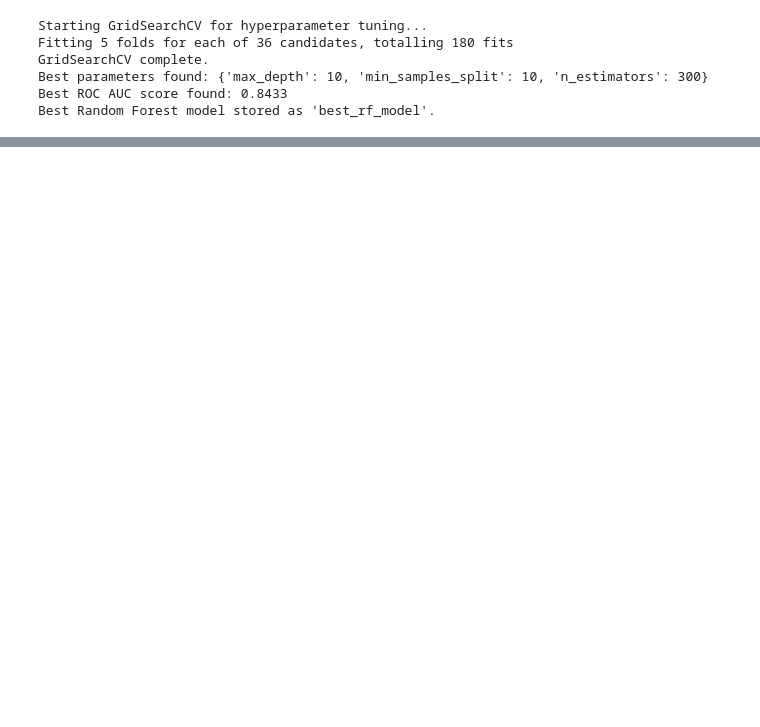
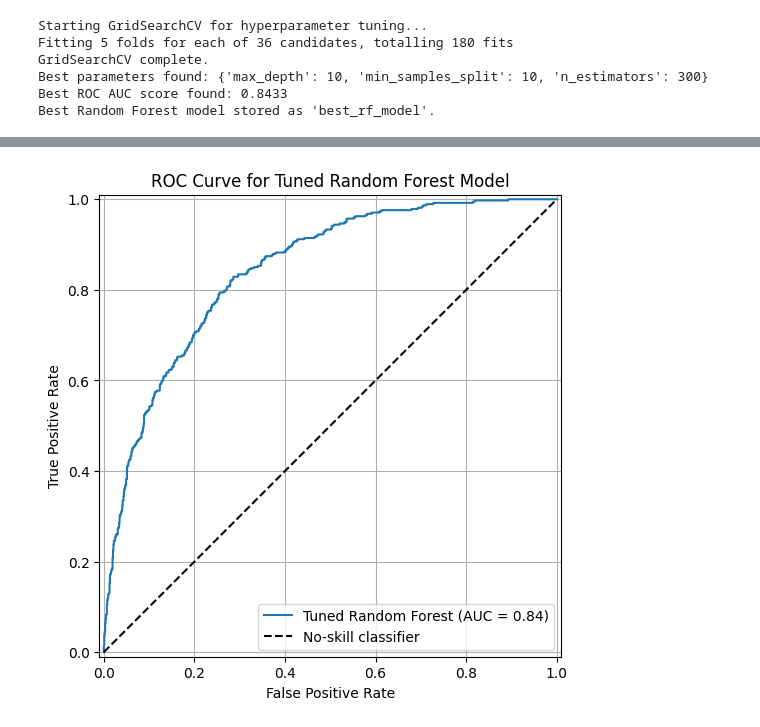
Before and after one commit to it22172228/IT4060---Machine-Learning-ASSIGNMENT-, a Jupyter notebook: notebooks/Random Forest/Random Forest.ipynb, the cells around one changed output, grey strips where cells are left out. Saved outputs shown, nothing was run; the diff lists cells and outputs as text; code cells hidden in the pictures; blank space fills up the shorter version.

```diff
--- a/notebooks/Random Forest/Random Forest.ipynb
+++ b/notebooks/Random Forest/Random Forest.ipynb
@@ -346,0 +363,15 @@ After unzipping, please re-run the cell above to load the dataset.
+# %%
+from sklearn.metrics import roc_curve, RocCurveDisplay
+
+plt.figure(figsize=(8, 6))
+# Plot ROC curve for the tuned model
+RocCurveDisplay.from_estimator(best_rf_model, X_test, y_test, name='Tuned Random Forest', ax=plt.gca())
+plt.plot([0, 1], [0, 1], 'k--', label='No-skill classifier') # Reference line
+plt.title('ROC Curve for Tuned Random Forest Model')
+plt.xlabel('False Positive Rate')
+plt.ylabel('True Positive Rate')
+plt.legend(loc='lower right')
+plt.grid(True)
+plt.show()
+# %% [output]
+[figure, added]
```
Also changed, not shown: parts of 20 cells of this notebook.
